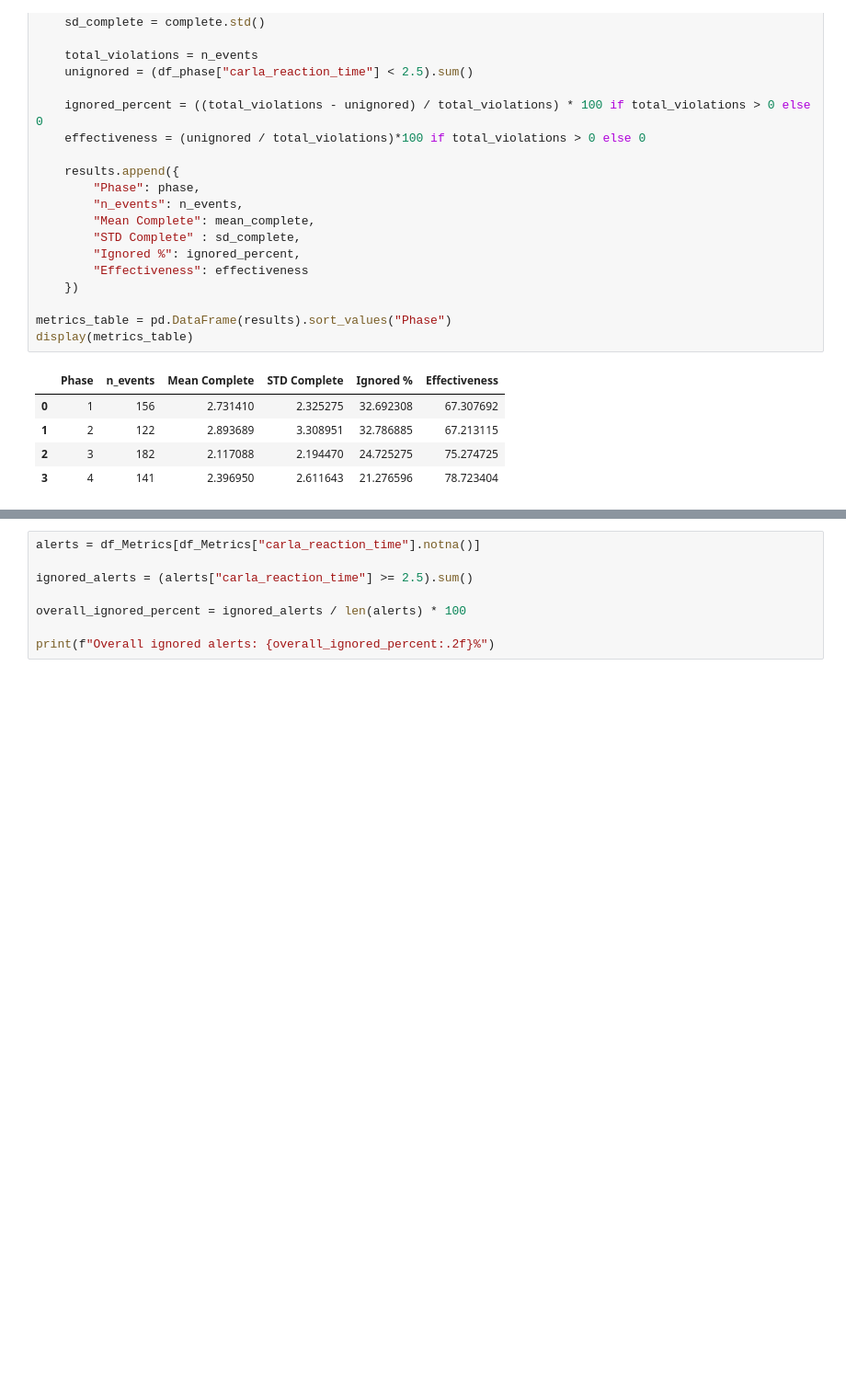
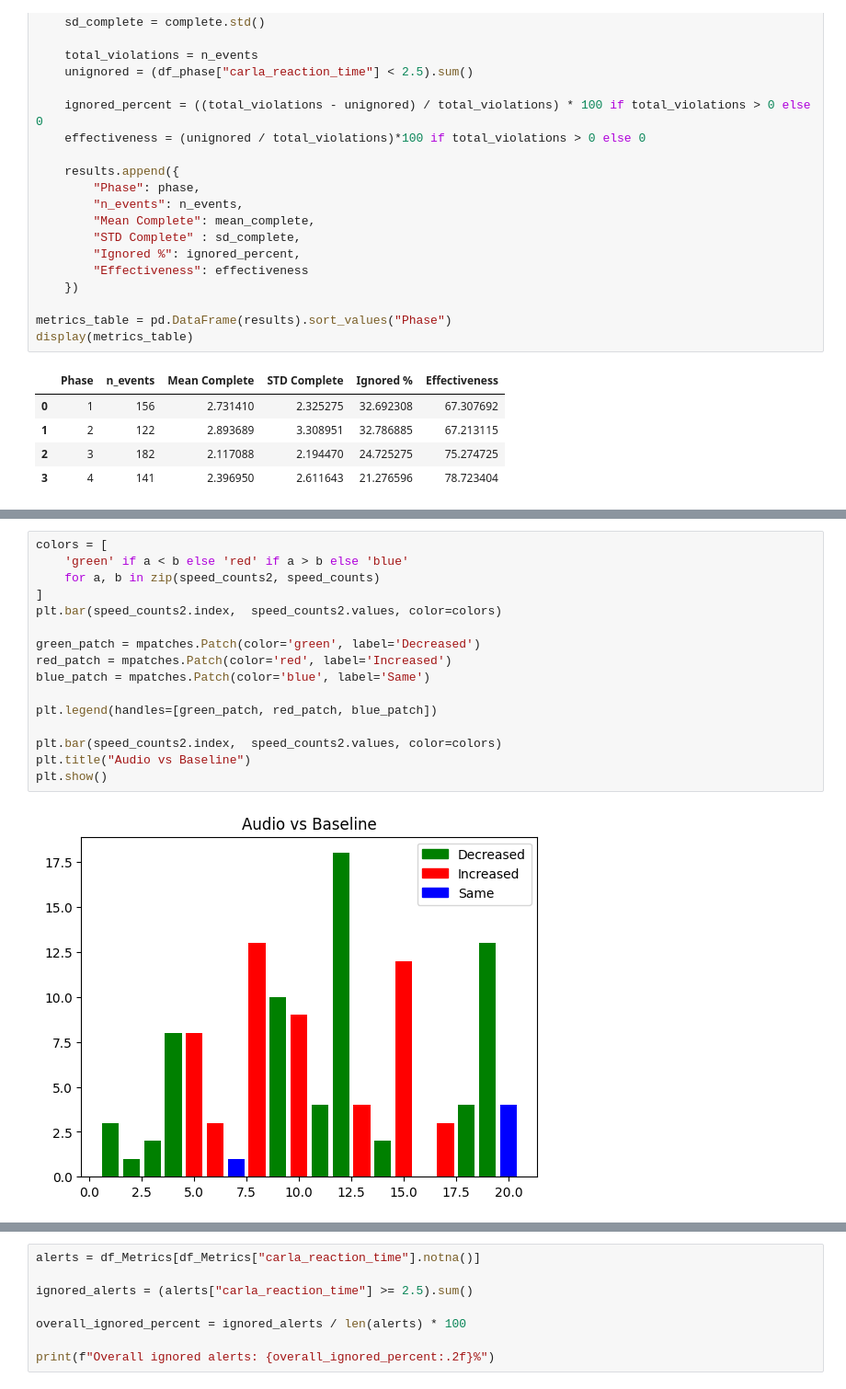
Before and after one commit to KeirAAAlcantara/SimAnalysis, a Jupyter notebook: Sim_Analysis.ipynb, the cells around one changed output, grey strips where cells are left out. Shown at 92% size. Saved outputs shown, nothing was run; the diff lists cells and outputs as text; blank space fills up the shorter version.

```diff
--- a/Sim_Analysis.ipynb
+++ b/Sim_Analysis.ipynb
@@ -331,0 +403,18 @@ p-value: 0.041176577017671114
+# %%
+colors = [
+    'green' if a < b else 'red' if a > b else 'blue'
+    for a, b in zip(speed_counts2, speed_counts)
+]
+plt.bar(speed_counts2.index,  speed_counts2.values, color=colors)
+
+green_patch = mpatches.Patch(color='green', label='Decreased')
+red_patch = mpatches.Patch(color='red', label='Increased')
+blue_patch = mpatches.Patch(color='blue', label='Same')
+
+plt.legend(handles=[green_patch, red_patch, blue_patch])
+
+plt.bar(speed_counts2.index,  speed_counts2.values, color=colors)
+plt.title("Audio vs Baseline")
+plt.show()
+# %% [output]
+[figure, added]
```
Also changed, not shown: parts of 52 cells of this notebook.
